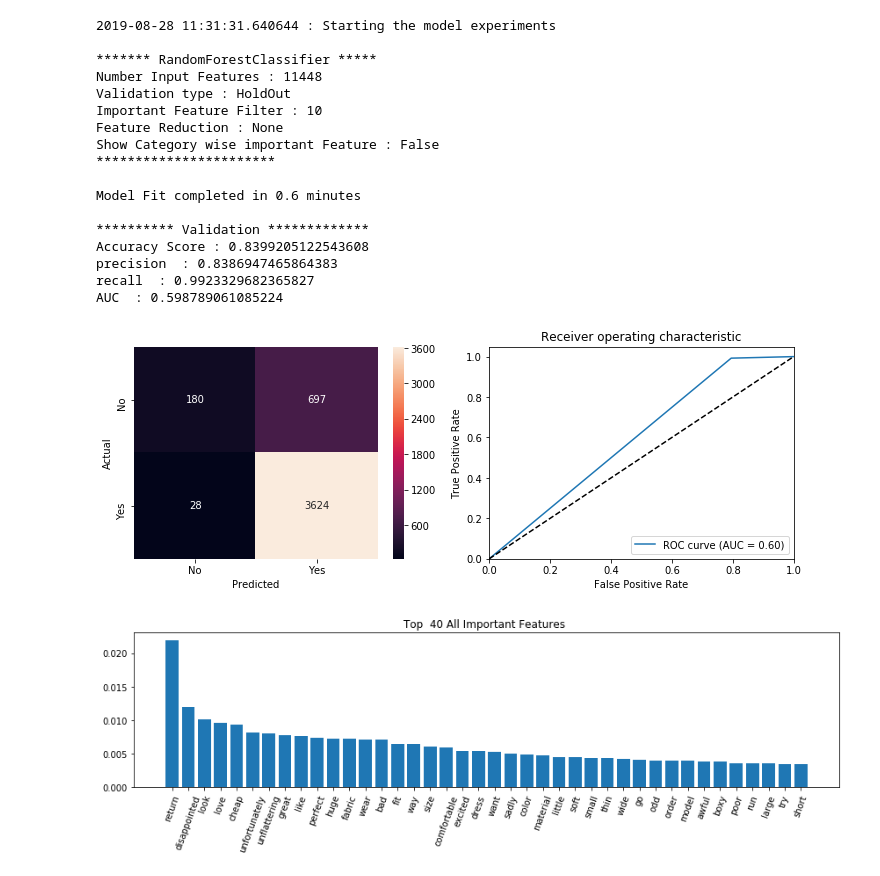
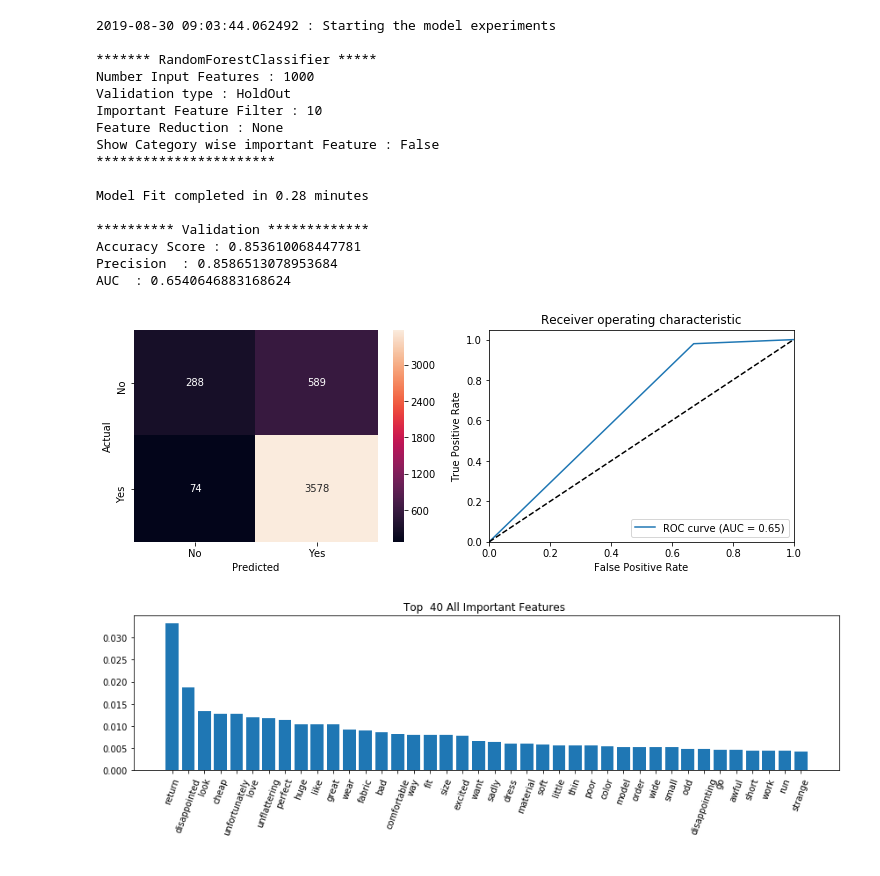
Before and after one commit to balag752/Ecommerce-clothing-recommendation-prediction, a Jupyter notebook: src/ModelBuilding.ipynb, the cells around one changed output. Saved outputs shown, nothing was run; the diff lists cells and outputs as text; code cells hidden in the pictures.

```diff
--- a/src/ModelBuilding.ipynb
+++ b/src/ModelBuilding.ipynb
@@ -95,7 +95,7 @@ df=df[((df.processed_Review_text.isna()==False) & (df.processed_Review_text.isnu
 # review_columns= vectorizer.get_feature_names()
 # %%
 # # TF IDF Conversion
-vectorizer = TfidfVectorizer()
+vectorizer = TfidfVectorizer(max_features=1000)
 review_vectors = vectorizer.fit_transform(df["processed_Review_text"])
 features_df = pd.DataFrame(review_vectors.toarray(), columns = vectorizer.get_feature_names())
 review_columns= vectorizer.get_feature_names()
@@ -126,5 +130,5 @@ for (d,r),bucket in df.groupby(['Department Name','Recommended IND']):
 # %%
-df=df.drop(columns=['Clothing ID','Title','Division Name', 'Department Name', 'Class Name','Positive Feedback Count','Review Text','processed_Review_text'])
+df=df.drop(columns=['Clothing ID','Title','Division Name','Division Name_General',  'Department Name','Department Name_Dresses', 'Class Name','Class Name_Dresses','Positive Feedback Count','Review Text','processed_Review_text'])
 # %%
 InputFeature=df.columns.tolist()
 OutputFeature='Recommended IND'
@@ -174,3 +167,10 @@ plt.show()
+# %%
+ModelName=[]
+Modeldescription=[]
+TypeValidation=[]
+Metric=[]
+Score=[]
+ValidatedTime=[]
 # %%
 ## For Hyper parameter selection used Grid Search
 
@@ -276,7 +276,7 @@ def plot_roc_curves(fprs, tprs, names=[]):
     plt.legend(loc="lower right")
 #     plt.show()
 
-def validation(modelbest_estimator,InputFeatureData,OutputFeatureData, X_train, X_test, y_train, y_test, datetime_modelfit,nfolds):
+def validation(modelbest_estimator,InputFeatureData,OutputFeatureData, X_train, X_test, y_train, y_test, datetime_modelfit,nfolds, Reviewonly):
     print(" ")
     print("********** Validation *************")
 
@@ -303,9 +303,11 @@ def validation(modelbest_estimator,InputFeatureData,OutputFeatureData, X_train,
     if nfolds<=1 :
         ## Holdout validation
         print('Accuracy Score : '+str(metrics.accuracy_score(y_test,y_pred )))
-        print('precision  : '+str(metrics.precision_score(y_test,y_pred )))
-        print('recall  : '+str(metrics.recall_score(y_test,y_pred )))
+        print('Precision  : '+str(metrics.precision_score(y_test,y_pred )))
         print('AUC  : '+str(metrics.roc_auc_score(y_test, y_pred)))
+
+        TypeValidation.append("HoldOut")
+        Score.append(metrics.precision_score(y_test,y_pred ))
     else:
         ## Cross fold Validation
 
@@ -323,10 +325,20 @@ def validation(modelbest_estimator,InputFeatureData,OutputFeatureData, X_train,
         pd.Series(scores).plot(kind="box", label="precision");
         plt.title('RMSE from '+str(nfolds)+' Folds (Precision)')
 
+        TypeValidation.append("HoldOut")
+        Score.append(np.mean(scores, dtype=np.float64))
+
         datetime_cv=datetime.datetime.now()
         minutes_diff = round((datetime_cv - datetime_modelfit).total_seconds() / 60.0,2)
         print("Model Cross Validation completed in "+ str(minutes_diff) + " minutes ")
     plt.tight_layout()
+
+
+    ModelName.append(type(modelbest_estimator).__name__)
+    Modeldescription.append(Reviewonly)
+    Metric.append("Precision")
+    ValidatedTime.append(datetime.datetime.now())
+
     print(" ")
 
 def model_experiment(model,param_grid,df, InputFeaturecols,OutputFeaturecols, nfolds=[3,3], ImpFtrShow=10, Reviewonly=False, FeatureReduction="None"):
@@ -374,7 +386,7 @@ def model_experiment(model,param_grid,df, InputFeaturecols,OutputFeaturecols, nf
         datetime_modelfit=datetime.datetime.now()
         minutes_diff = round((datetime_modelfit - datetime_start).total_seconds() / 60.0,2)
         print("Model Fit completed in "+ str(minutes_diff) + " minutes ")
-        validation(modelbest_estimator,InputFeatureData,OutputFeatureData, X_train, X_test, y_train, y_test,datetime_modelfit, nfolds[1])
+        validation(modelbest_estimator,InputFeatureData,OutputFeatureData, X_train, X_test, y_train, y_test,datetime_modelfit, nfolds[1], Reviewonly)
 
     else:
         ## Experimenting model with different parameters
@@ -384,7 +396,7 @@ def model_experiment(model,param_grid,df, InputFeaturecols,OutputFeaturecols, nf
         minutes_diff = round((datetime_modelfit - datetime_start).total_seconds() / 60.0,2)
         print("Model GridSearch CV completed in "+ str(minutes_diff) + " minutes ")
 
-        validation(modelbest_estimator,InputFeatureData,OutputFeatureData, [],[],[],[],datetime_modelfit, nfolds[1])
+        validation(modelbest_estimator,InputFeatureData,OutputFeatureData, [],[],[],[],datetime_modelfit, nfolds[1], Reviewonly)
 
     if type(model).__name__ in ('LogisticRegression','MultinomialNB','RandomForestClassifier') and FeatureReduction=="None":
 
@@ -618,25 +627,24 @@ AUC  : 0.8238476347600415
 # %%
-model_experiment(model=model,param_grid=param_grid,df=df, InputFeaturecols=InputFeature[33:],OutputFeaturecols=OutputFeature, nfolds=[2,1], ImpFtrShow=10, Reviewonly=True)
+model_experiment(model=model,param_grid=param_grid,df=df, InputFeaturecols=InputFeature[30:],OutputFeaturecols=OutputFeature, nfolds=[2,1], ImpFtrShow=10, Reviewonly=True)
 # %% [output]
-2019-08-28 11:31:31.640644 : Starting the model experiments
+2019-08-30 09:03:44.062492 : Starting the model experiments
 
 ******* RandomForestClassifier *****
-Number Input Features : 11448
+Number Input Features : 1000
 Validation type : HoldOut
 Important Feature Filter : 10
 Feature Reduction : None
 Show Category wise important Feature : False
 ***********************
 
-Model Fit completed in 0.6 minutes
+Model Fit completed in 0.28 minutes
 
 ********** Validation *************
-Accuracy Score : 0.8399205122543608
-precision  : 0.8386947465864383
-recall  : 0.9923329682365827
-AUC  : 0.598789061085224
+Accuracy Score : 0.853610068447781
+Precision  : 0.8586513078953684
+AUC  : 0.6540646883168624
-[figure, old version]
+[figure, new version]
-[figure, old version]
+[figure, new version]
 # %%
 model_experiment(model=model,param_grid=param_grid,df=df_pca_pd_minmaxscale, InputFeaturecols=PCA_InputFeature,OutputFeaturecols=OutputFeature, nfolds=[2,1], ImpFtrShow=10, Reviewonly=True,FeatureReduction="PCA")
 # %% [output]
```
Also changed, not shown: parts of 20 cells of this notebook, 1 other file.
